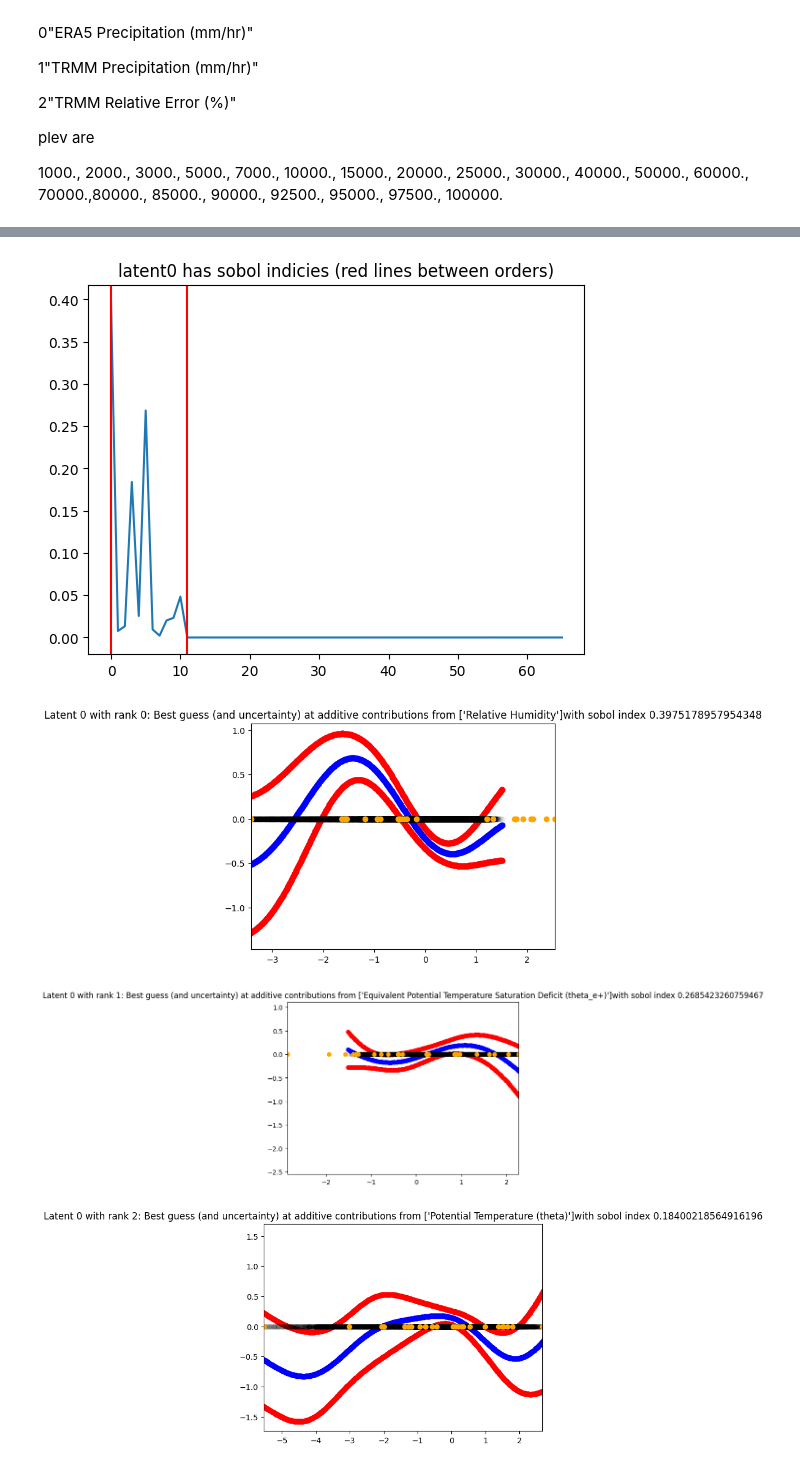
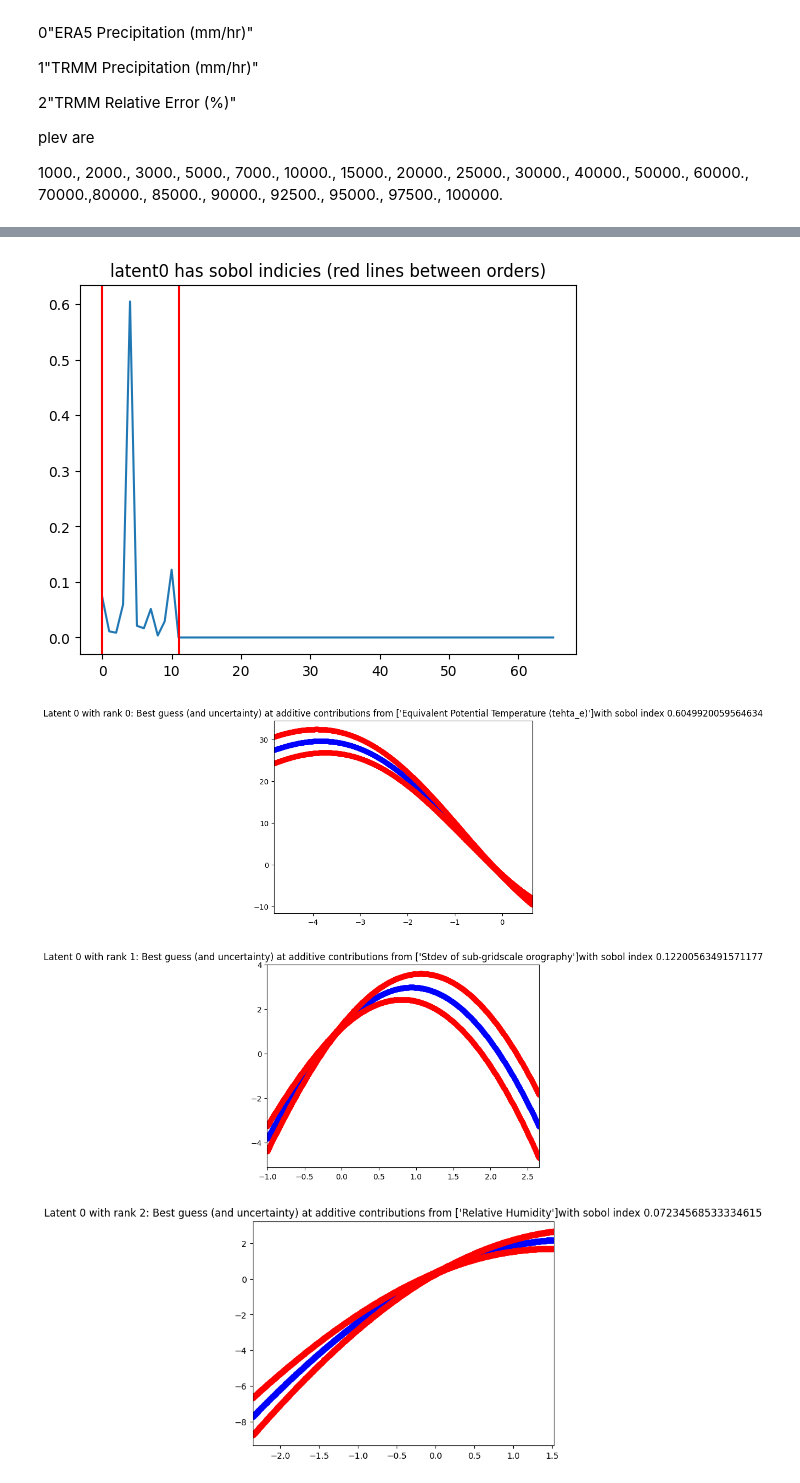
Before and after one commit to JaxGaussianProcesses/GPJax, a Jupyter notebook: run.ipynb, the cells around one changed output, grey strips where cells are left out. Saved outputs shown, nothing was run; the diff lists cells and outputs as text; code cells hidden in the pictures.

```diff
--- a/run.ipynb
+++ b/run.ipynb
@@ -118,14 +120,14 @@ def prep_data(type=str,
               idx_static:List[int] = [0, 3],
               idx_2d:List[int] = [1,2],):
     #load data
-    # X2d_raw = jnp.array(jnp.load("../data/ERA/NPY_DATA/X2d_sample.npy"), dtype=jnp.float64) # [N, D] Fiddled
-    # X3d_raw = jnp.array(jnp.load("../data/ERA/NPY_DATA/X3d_sample.npy"), dtype=jnp.float64) # [N, D]
-    # Xstatic_raw = jnp.array(jnp.load("../data/ERA/NPY_DATA/XStatic_sample.npy"), dtype=jnp.float64) # [N, D]
-    # Y_raw = jnp.array(jnp.load("../data/ERA/NPY_DATA/Y_sample.npy"), dtype=jnp.float64) # [N, 1]
-    X2d_raw = jnp.array(jnp.load("../data/100_000_one_day/X2D_sample.npy"), dtype=jnp.float64) # [N, D]
-    X3d_raw = jnp.array(jnp.load("../data/100_000_one_day/X3D_sample.npy"), dtype=jnp.float64) # [N, D]
-    Xstatic_raw = jnp.array(jnp.load("../data/100_000_one_day/XSTATIC_sample.npy"), dtype=jnp.float64) # [N, D]
-    Y_raw = jnp.array(jnp.load("../data/100_000_one_day/Y_sample.npy"), dtype=jnp.float64) # [N, 1]
+    X2d_raw = jnp.array(jnp.load("../data/ERA/NPY_DATA/X2d_sample.npy"), dtype=jnp.float64) # [N, D] Fiddled
+    X3d_raw = jnp.array(jnp.load("../data/ERA/NPY_DATA/X3d_sample.npy"), dtype=jnp.float64) # [N, D]
+    Xstatic_raw = jnp.array(jnp.load("../data/ERA/NPY_DATA/XStatic_sample.npy"), dtype=jnp.float64) # [N, D]
+    Y_raw = jnp.array(jnp.load("../data/ERA/NPY_DATA/Y_sample.npy"), dtype=jnp.float64) # [N, 1]
+    # X2d_raw = jnp.array(jnp.load("../data/100_000_one_day/X2D_sample.npy"), dtype=jnp.float64) # [N, D]
+    # X3d_raw = jnp.array(jnp.load("../data/100_000_one_day/X3D_sample.npy"), dtype=jnp.float64) # [N, D]
+    # Xstatic_raw = jnp.array(jnp.load("../data/100_000_one_day/XSTATIC_sample.npy"), dtype=jnp.float64) # [N, D]
+    # Y_raw = jnp.array(jnp.load("../data/100_000_one_day/Y_sample.npy"), dtype=jnp.float64) # [N, 1]
 
 
     pressure = jnp.array([[1000,2000,3000,5000,7000,10000,15000,20000,25000,30000,40000,50000,60000,70000,80000, 85000,90000,92500,95000,97500,100000]], dtype=jnp.float64)
@@ -447,12 +399,13 @@ def fit_model(
         max_interaction_depth=2,
         interaction_variances = interaction_variances,
         num_latents=len(base_kernels),
-        measure="Gaussian",
+        measure="empirical",
         inducing_inputs=inducing_points, # [N, D]
         variational_mean=variaitonal_mean, # [L, N, 1]
         variational_root_covariance=variational_root_covariance, # [L, N, N]
         parameterisation="whitened",
         use_shared_kernel=False,
+        ref = None,#,gpx.Dataset(data.X[:25,:], data.y[:25,:]),
         dists={},
     ).replace_bijector(
         #variational_mean = tfb.SoftClip(low=jnp.array(1e-2, dtype=jnp.float64)),  # TODO MAKES EVERYTHING POSITIVE
@@ -479,9 +432,9 @@ def fit_model(
             objective=posterior.loss_fn(negative=True), #todo rejit
             train_data=data,
             optim=optim,
-            num_iters=2000,
+            num_iters=500,
             # verbose=False
-            batch_size=128,
+            batch_size=256,
             safe=False,
             key=key,
         )
@@ -490,7 +443,7 @@ def fit_model(
     print(f"score is {history[-1]}")
 
     if verbose:
-        for j in range(opt_posterior.num_latent):
+        for j in range(opt_posterior.num_latents):
             for i, name in enumerate(problem_info.names_short):
                 if opt_posterior.use_shared_kernel:
                     print(f"latent {j} has {name} with lengthscale {opt_posterior.base_kernels[j][i].lengthscale}")
@@ -510,8 +463,8 @@ fit_from_scratch = False
 bernoulli_model = fit_model(
     data = gpx.Dataset(D.X, jnp.where(D.y>0, 1.0, 0.0)), # binary data
     likelihood=gpx.likelihoods.Bernoulli(num_datapoints=D.n),
-    base_kernels = [[gpx.kernels.RBF(lengthscale=1.0, active_dims=[i]).replace_trainable(variance=False).replace_bijector(lengthscale=tfb.Softplus(low=jnp.array([0.1], dtype=jnp.float64))) for i in range(problem_info.num_variables)]],
-    interaction_variances=jnp.array([[1.0]*(3)], dtype=jnp.float64),
+    base_kernels = [[gpx.kernels.RBF(lengthscale=0.1, active_dims=[i]).replace_trainable(variance=False).replace_bijector(lengthscale=tfb.Softplus(low=jnp.array([0.01], dtype=jnp.float64))) for i in range(problem_info.num_variables)]],
+    interaction_variances=jnp.array([[0.1,0.5,1.0]], dtype=jnp.float64),
     variaitonal_mean = 0.1*jnp.ones((1, num_inducing_points, 1)),
     variational_root_covariance = jnp.tile(jnp.eye(num_inducing_points)[None,:,:],(1, 1, 1)), # [L, N, N],
     inducing_points=ip,
@@ -521,9 +474,9 @@ bernoulli_model = fit_model(
 
 gamma_model = fit_model(
     data = gpx.Dataset(D.X[D.y[:,0]>0,:], D.y[D.y[:,0]>0,:]), # just rainy days
-    likelihood=gpx.likelihoods.Gamma2(num_datapoints=D.n),
-    base_kernels = [[gpx.kernels.RBF(lengthscale=1.0, active_dims=[i]).replace_trainable(variance=False).replace_bijector(lengthscale=tfb.Softplus(low=jnp.array([0.1], dtype=jnp.float64))) for i in range(problem_info.num_variables)] for j in range(2)],
-    interaction_variances=jnp.array([[1.0]*(3)]*2, dtype=jnp.float64),
+    likelihood=Gamma2(num_datapoints=D.n),
+    base_kernels = [[gpx.kernels.RBF(lengthscale=0.1, active_dims=[i]).replace_trainable(variance=False).replace_bijector(lengthscale=tfb.Softplus(low=jnp.array([0.01], dtype=jnp.float64))) for i in range(problem_info.num_variables)] for j in range(2)],
+    interaction_variances=jnp.array([[0.1,0.5,1.0]]*2, dtype=jnp.float64),
     variaitonal_mean = 0.1*jnp.ones((2, num_inducing_points, 1)),
     variational_root_covariance = jnp.tile(jnp.eye(num_inducing_points)[None,:,:],(2, 1, 1)), # [L, N, N],
     inducing_points=ip,
@@ -533,8 +486,8 @@ gamma_model = fit_model(
 
 
 full_model = fit_model(
-    data = gpx.Dataset(D.X[D.y[:,0]>0,:], D.y[D.y[:,0]>0,:]), # just rainy days
-    likelihood=gpx.likelihoods.BernoulliGamma(num_datapoints=D.n),
+    data = D,
+    likelihood=BernoulliGamma(num_datapoints=D.n),
     base_kernels = [
         bernoulli_model.base_kernels[0],
         gamma_model.base_kernels[0],
@@ -545,5 +498,6 @@ full_model = fit_model(
     variational_root_covariance = jnp.stack([bernoulli_model.variational_root_covariance[0], gamma_model.variational_root_covariance[0], gamma_model.variational_root_covariance[1]]),
     inducing_points=ip,
     train_inducing_points=True,
+    verbose=True,
     )
 # %% [output]
@@ -551,8 +524,8 @@ UnboundLocalError: local variable 'i' referenced before assignment
 # %%
 from plotting import plot_interactions
-plot_interactions(problem_info, opt_posterior, D, use_range=False, k=3)
+plot_interactions(problem_info, full_model, D, use_range=False, k=3, bij_list_of_lists=bij_list_of_lists,lim=0.5)
 # %% [output]
-[figure, old version]
+[figure, new version]
-[figure, old version]
+[figure, new version]
-[figure, old version]
+[figure, new version]
-[figure, old version]
+[figure, new version]
```
Also changed, not shown: parts of 7 cells of this notebook, 2 other files.
